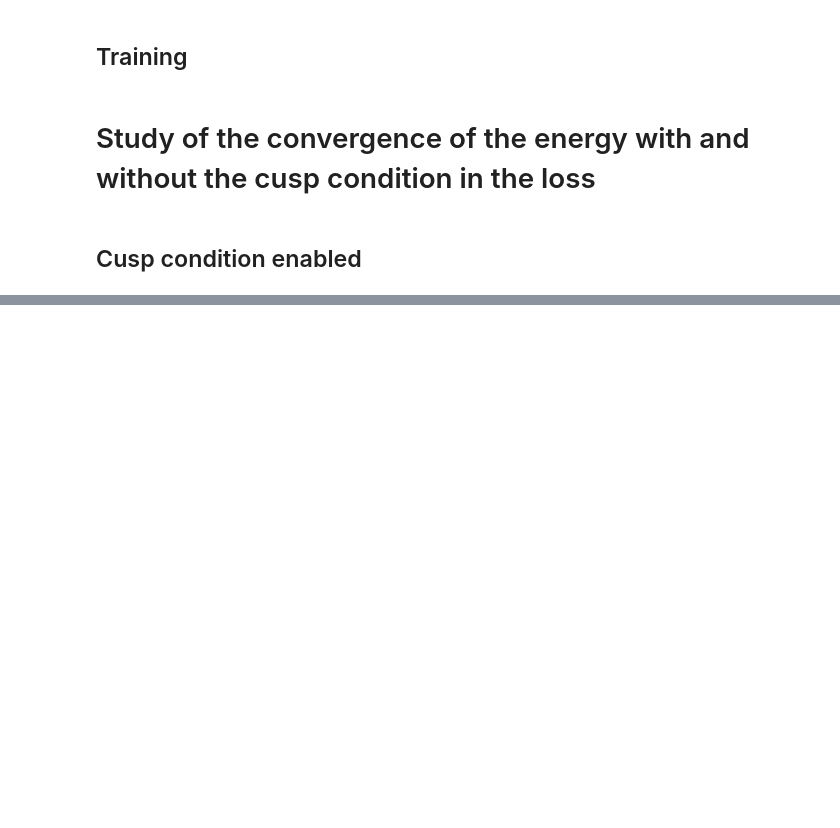
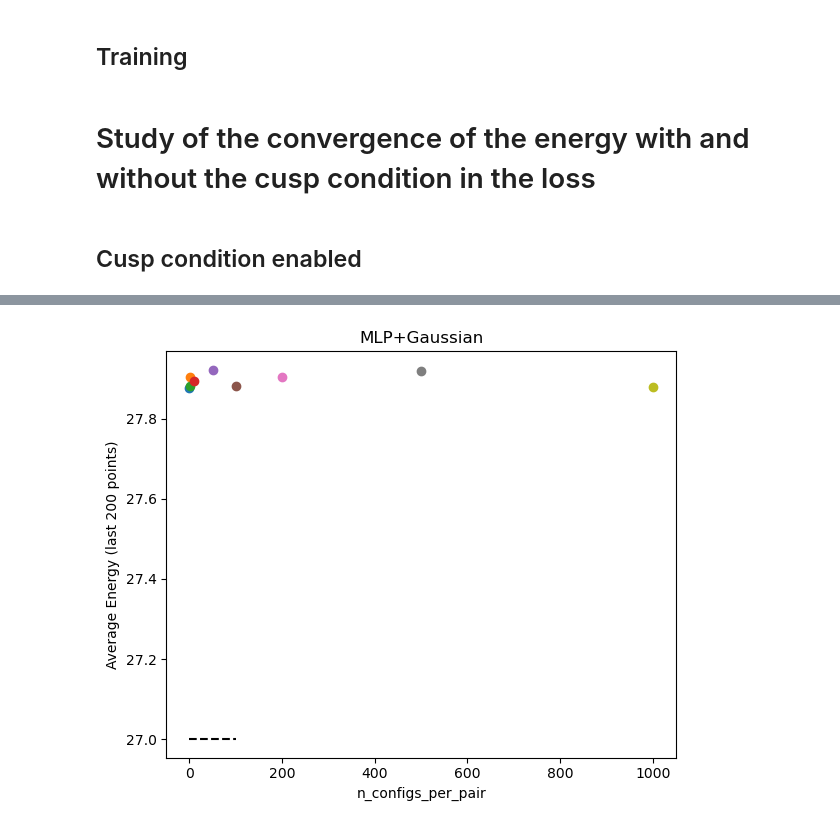
Before and after one commit to pfargas/qvarnet, a Jupyter notebook: notebooks/scripts/cs_model_new.ipynb, the cells around one changed output, grey strips where cells are left out. Saved outputs shown, nothing was run; the diff lists cells and outputs as text; code cells hidden in the pictures; blank space fills up the shorter version.

```diff
--- a/notebooks/scripts/cs_model_new.ipynb
+++ b/notebooks/scripts/cs_model_new.ipynb
@@ -281,0 +301,20 @@ plt.show()
+# %%
+n_configs_per_pair2 = [200, 500, 1000]
+
+for model_name, model in models.items():
+    for n_configs in n_configs_per_pair2:
+        print(n_configs)
+        current_seeds = np.random.randint(0, 10000, size=(10, 2))
+        if n_configs == 0:
+            with_cusp = False  # only cusp condition runs when n_configs=0
+        else:
+            with_cusp = True
+        for seed_tuple in current_seeds:
+            print(f"Training {model_name} | n_configs={n_configs} | cusp={with_cusp} | seeds={seed_tuple}")
+            history = train_helper(
+                model=model, epochs=5_000,
+                seed1=seed_tuple[0], seed2=seed_tuple[1],
+                with_cusp_condition=with_cusp,
+                n_configs_per_pair=n_configs,
+            )
+            collector.add_result(model_name, n_configs, history, with_cusp)
@@ -281,0 +337,34 @@ plt.show()
+# %%
+AVG_N_POINTS = 1000 # number of points to average to have a single point in the plot, with a stddev wrt the seeds
+
+fig, ax1 = plt.subplots(figsize=(6, 5))
+for model_name, model_results in collector.results.items():
+    for n_configs, results in model_results.items():
+        N_seeds = len(results)
+
+        energy_mean_per_seed = [np.mean(result["energy"][-AVG_N_POINTS:]) for result in results]
+        energy_mean = np.mean(energy_mean_per_seed)
+
+        # Spread across seeds (S/sqrt(N) term)
+        energy_std = np.std(energy_mean_per_seed, ddof=1)
+        sem = energy_std / np.sqrt(N_seeds)
+
+        # Propagated measurement noise on each seed's mean
+        # result["std"] is std of individual samples -> divide by sqrt(AVG_N_POINTS)
+        sigma_i = np.array([result["std"] / np.sqrt(AVG_N_POINTS) for result in results])
+        propagated = np.sqrt(np.sum(sigma_i**2)) / N_seeds
+
+        total_std = np.sqrt(sem**2 + propagated**2)
+        total_std = 0
+
+        if model_name == "MLP+Gaussian":
+            ax1.errorbar(n_configs, energy_mean, yerr=total_std, fmt='o', label=f"{model_name}")
+
+ax1.set_title("MLP+Gaussian")
+ax1.hlines(E_EXACT_TOTAL, 0, max(n_configs_per_pair), colors='k', linestyles='dashed', label="Exact Energy")
+ax1.set_xlabel("n_configs_per_pair")
+ax1.set_ylabel("Average Energy (last 200 points)")
+plt.tight_layout()
+plt.show()
+# %% [output]
+[figure, added]
```
Also changed, not shown: parts of 7 cells of this notebook, 2 other files.
